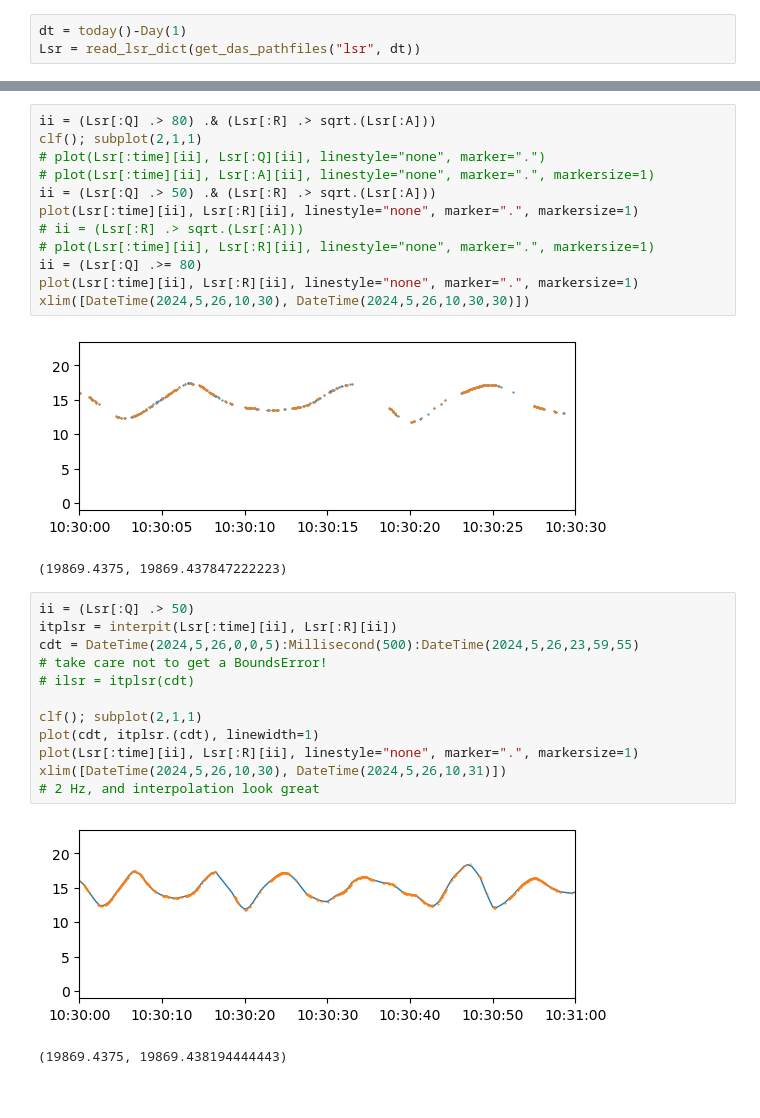
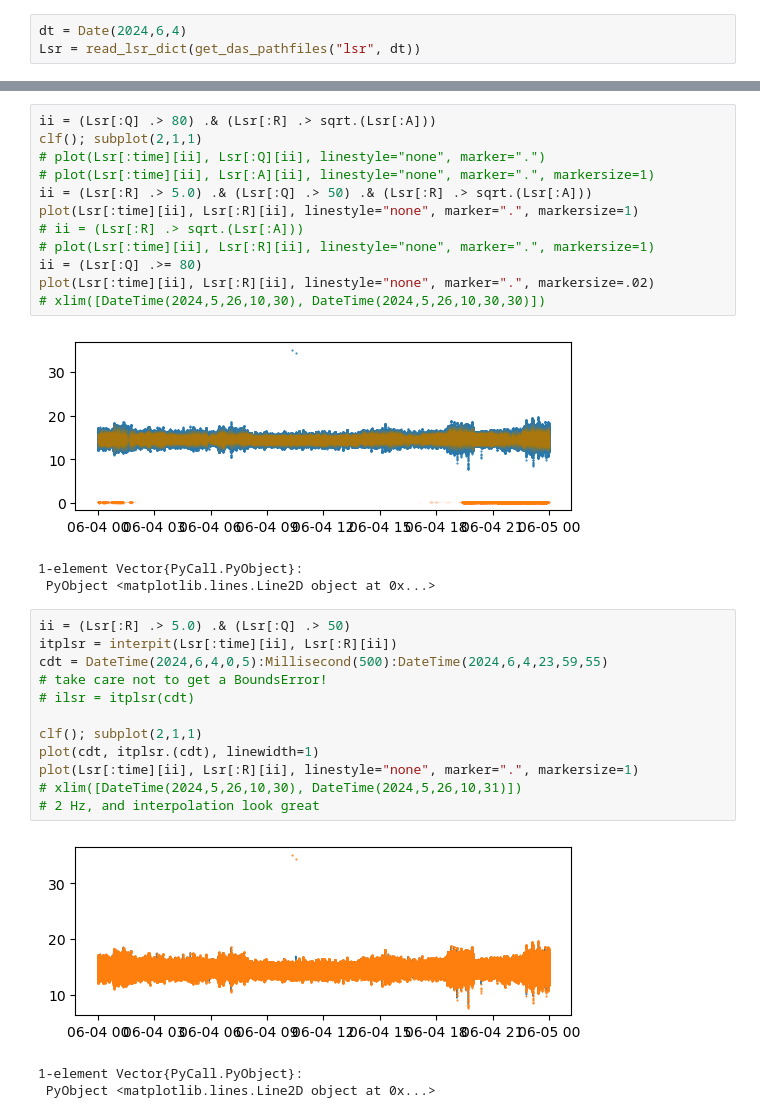
Before and after one commit to deszoeke/ASTRAL-mast, a Jupyter notebook: read_lsr.ipynb, the cells around one changed output, grey strips where cells are left out. Saved outputs shown, nothing was run; the diff lists cells and outputs as text.

```diff
--- a/read_lsr.ipynb
+++ b/read_lsr.ipynb
@@ -98,5 +107,5 @@ read_lsr_dict (generic function with 1 method)
 # %%
-dt = today()-Day(1)
+dt = Date(2024,6,4)
 Lsr = read_lsr_dict(get_das_pathfiles("lsr", dt))
 # %% [output]
 Dict{Symbol, Any} with 4 entries:
@@ -107,33 +140,35 @@ Dict{Symbol, Any} with 4 entries:
 # %%
 ii = (Lsr[:Q] .> 80) .& (Lsr[:R] .> sqrt.(Lsr[:A]))
 clf(); subplot(2,1,1)
 # plot(Lsr[:time][ii], Lsr[:Q][ii], linestyle="none", marker=".")
 # plot(Lsr[:time][ii], Lsr[:A][ii], linestyle="none", marker=".", markersize=1)
-ii = (Lsr[:Q] .> 50) .& (Lsr[:R] .> sqrt.(Lsr[:A]))
+ii = (Lsr[:R] .> 5.0) .& (Lsr[:Q] .> 50) .& (Lsr[:R] .> sqrt.(Lsr[:A]))
 plot(Lsr[:time][ii], Lsr[:R][ii], linestyle="none", marker=".", markersize=1)
 # ii = (Lsr[:R] .> sqrt.(Lsr[:A]))
 # plot(Lsr[:time][ii], Lsr[:R][ii], linestyle="none", marker=".", markersize=1)
 ii = (Lsr[:Q] .>= 80)
-plot(Lsr[:time][ii], Lsr[:R][ii], linestyle="none", marker=".", markersize=1)
-xlim([DateTime(2024,5,26,10,30), DateTime(2024,5,26,10,30,30)])
+plot(Lsr[:time][ii], Lsr[:R][ii], linestyle="none", marker=".", markersize=.02)
+# xlim([DateTime(2024,5,26,10,30), DateTime(2024,5,26,10,30,30)])
 # %% [output]
-[figure, old version]
+[figure, new version]
-(19869.4375, 19869.437847222223)
+1-element Vector{PyCall.PyObject}:
+ PyObject <matplotlib.lines.Line2D object at 0x...>
 # %%
-ii = (Lsr[:Q] .> 50)
+ii = (Lsr[:R] .> 5.0) .& (Lsr[:Q] .> 50)
 itplsr = interpit(Lsr[:time][ii], Lsr[:R][ii])
-cdt = DateTime(2024,5,26,0,0,5):Millisecond(500):DateTime(2024,5,26,23,59,55)
+cdt = DateTime(2024,6,4,0,5):Millisecond(500):DateTime(2024,6,4,23,59,55)
 # take care not to get a BoundsError!
 # ilsr = itplsr(cdt)
 
 clf(); subplot(2,1,1)
 plot(cdt, itplsr.(cdt), linewidth=1)
 plot(Lsr[:time][ii], Lsr[:R][ii], linestyle="none", marker=".", markersize=1)
-xlim([DateTime(2024,5,26,10,30), DateTime(2024,5,26,10,31)])
+# xlim([DateTime(2024,5,26,10,30), DateTime(2024,5,26,10,31)])
 # 2 Hz, and interpolation look great
 # %% [output]
-[figure, old version]
+[figure, new version]
-(19869.4375, 19869.438194444443)
+1-element Vector{PyCall.PyObject}:
+ PyObject <matplotlib.lines.Line2D object at 0x...>
 # %%
 # read fast pressure
 Fp0 = read_fps_dict(get_das_pathfiles("fps0", dt), [:time, :press]; ncolumn=1)
```
Also changed, not shown: parts of 11 cells of this notebook, 3 other files.
